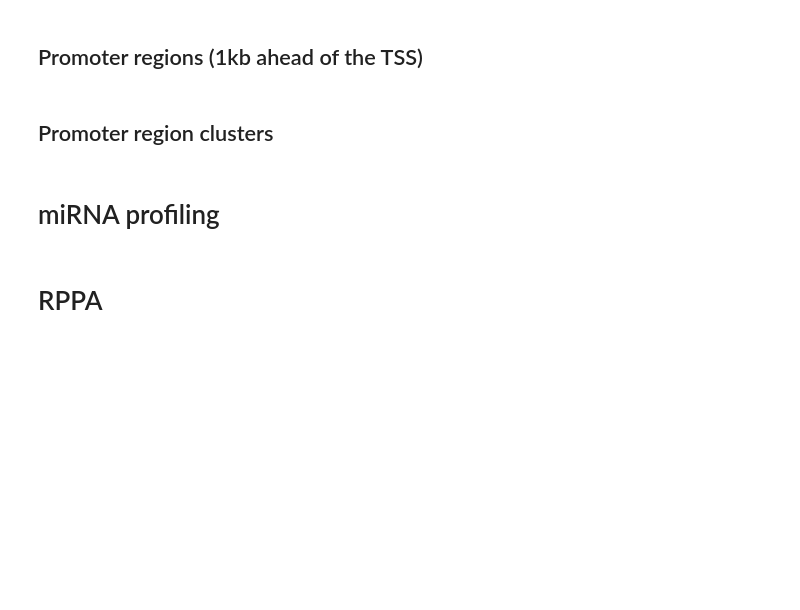
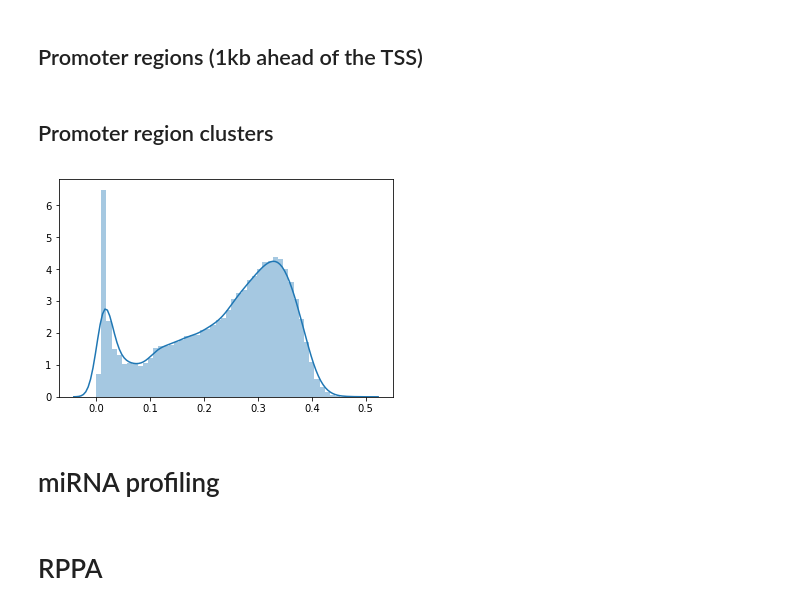
Before and after one commit to kevinhu/ccle-2019-analysis, a Jupyter notebook: notebooks/preprocess.ipynb, the cells around one changed output. Saved outputs shown, nothing was run; the diff lists cells and outputs as text; code cells hidden in the pictures; blank space fills up the shorter version.

```diff
--- a/notebooks/preprocess.ipynb
+++ b/notebooks/preprocess.ipynb
@@ -121,6 +121,7 @@ ccle_achilles_map['SHI1_HAEMATOPOIETIC_AND_LYMPHOID_TISSUE'] = "ACH-001647"
 ccle_achilles_map['SNU638_STOMACH'] = "ACH-001664"
 ccle_achilles_map['SUSA_TESTIS'] = "ACH-001668"
 ccle_achilles_map['WERIRB1_AUTONOMIC_GANGLIA'] = "ACH-001421"
+ccle_achilles_map['NCIH684_LIVER'] = ccle_achilles_map["NCIH684_LARGE_INTESTINE"]
 # %% [markdown]
 # Gencode v19 definitions
 
@@ -269,28 +270,30 @@ tss1kb_meth.to_hdf("../data/CCLE_RRBS_TSS1kb_20181022.hdf",key="tss1kb_meth")
 # %% [markdown]
 ## Promoter region clusters
 # %%
-tssclust_meth = pd.read_csv("../data/CCLE_RRBS_tss_CpG_clusters_20181022.txt",sep="\t",index_col=0)
+tssclust_meth = pd.read_csv("../data/CCLE_RRBS_tss_CpG_clusters_20181022.txt.gz",sep="\t",index_col=0)
 
 # Drop info columns
 tssclust_meth = tssclust_meth.iloc[:-1,2:]
 tssclust_meth = tssclust_meth.T
 
 # Achilles name map
 tssclust_meth.index = tssclust_meth.index.map(lambda x: ccle_achilles_map[x])
 
 # Fix inconsistant NaN values
 tssclust_meth[tssclust_meth=="\tNA"] = np.nan
 tssclust_meth[tssclust_meth=="    NA"] = np.nan
 tssclust_meth[tssclust_meth=="     NA"] = np.nan
 tssclust_meth = tssclust_meth.astype(float)
 
 # Standard deviation filtering
 tssclust_meth_stds = tssclust_meth.std(axis=0)
 sns.distplot(tssclust_meth_stds)
 tssclust_meth = tssclust_meth[tssclust_meth.columns[tssclust_meth_stds>0.05]]
 
 # Export to HDF5
 tssclust_meth.to_hdf("../data/CCLE_RRBS_tss_CpG_clusters_20181022.hdf",key="tssclust_meth")
+# %% [output]
+[figure, added]
 # %% [markdown]
 # miRNA profiling
 # %%
```
Also changed, not shown: parts of 2 cells of this notebook, 1 other file.
